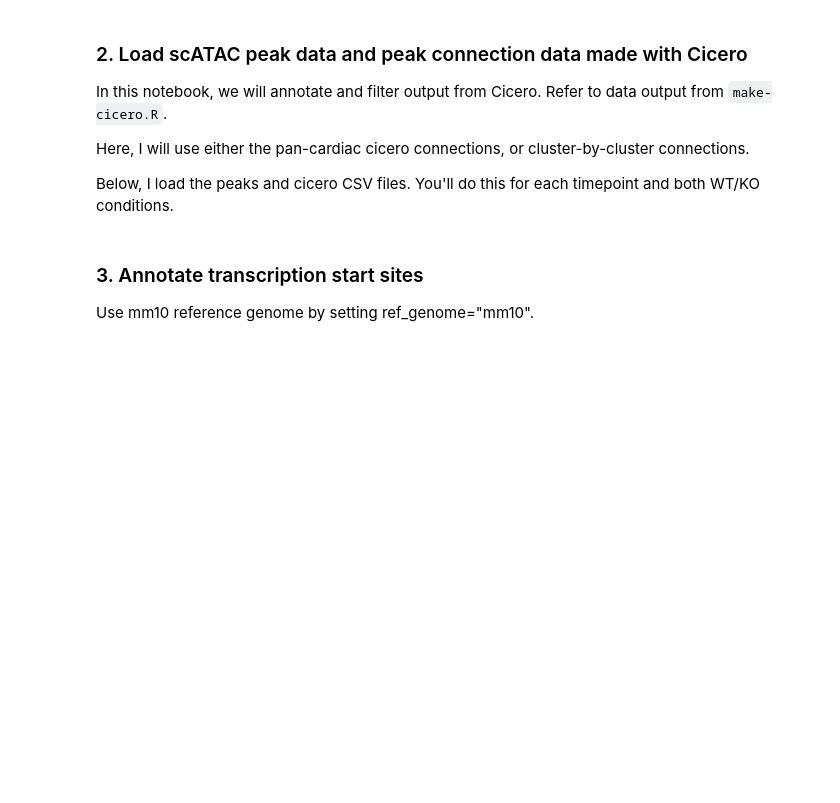
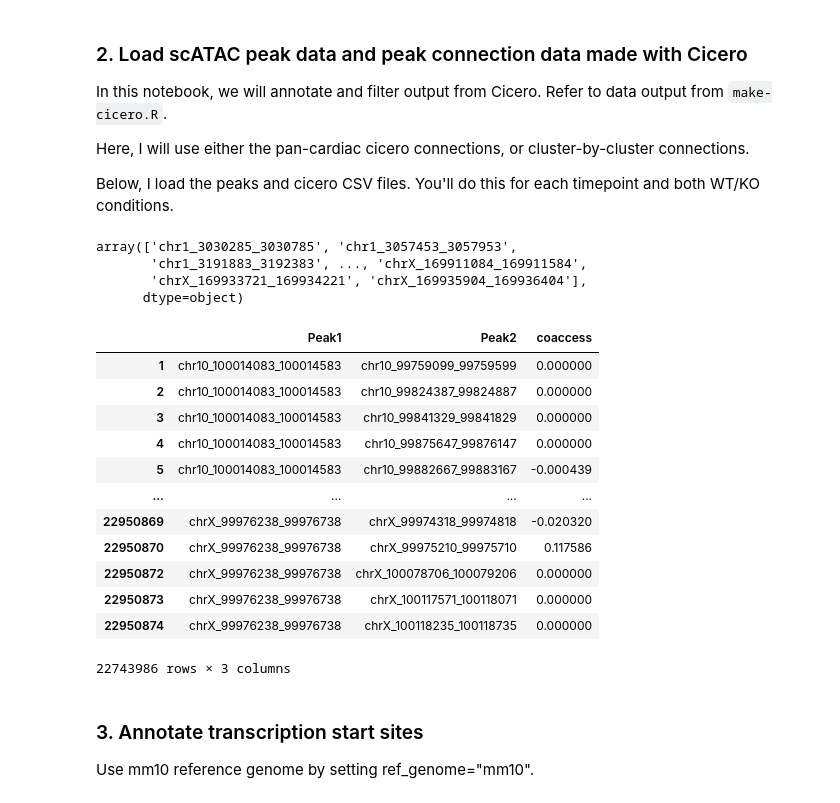
Before and after one commit to jmmuncie/Muncie-Vasic_bioRxiv_2024, a Jupyter notebook: CellOracle_GRN_Analyses/2-tss-annotation.ipynb, the cells around one changed output. Saved outputs shown, nothing was run; the diff lists cells and outputs as text; code cells hidden in the pictures; blank space fills up the shorter version.

```diff
--- a/CellOracle_GRN_Analyses/2-tss-annotation.ipynb
+++ b/CellOracle_GRN_Analyses/2-tss-annotation.ipynb
@@ -38,14 +47,33 @@ Here, I will use either the pan-cardiac cicero connections, or cluster-by-cluste
 
 Below, I load the peaks and cicero CSV files. You'll do this for each timepoint and both WT/KO conditions.
 # %%
-timepoint = "E9"
-wt_or_ko = "WT"
-peaks = pd.read_csv(f"./data/base_grn_outputs/{timepoint}/{wt_or_ko}_peaks.csv", index_col=0)
+timepoint = "E85"
+# wt_or_ko = "WT"
+peaks = pd.read_csv(f"./data/base_grn_outputs/{timepoint}/peaks.csv", index_col=0)
 peaks = peaks.x.values
 peaks
+# %% [output]
+array(['chr1_3030285_3030785', 'chr1_3057453_3057953',
+       'chr1_3191883_3192383', ..., 'chrX_169911084_169911584',
+       'chrX_169933721_169934221', 'chrX_169935904_169936404'],
+      dtype=object)
 # %%
-cicero_connections = pd.read_csv(f"./data/base_grn_outputs/{timepoint}/{wt_or_ko}_cicero_connections.csv", index_col=0)
+cicero_connections = pd.read_csv(f"./data/base_grn_outputs/{timepoint}/cicero_connections.csv", index_col=0)
 cicero_connections
+# %% [output]
+|  | Peak1 | Peak2 | coaccess |
+| 1 | chr10_100014083_100014583 | chr10_99759099_99759599 | 0.000000 |
+| 2 | chr10_100014083_100014583 | chr10_99824387_99824887 | 0.000000 |
+| 3 | chr10_100014083_100014583 | chr10_99841329_99841829 | 0.000000 |
+| 4 | chr10_100014083_100014583 | chr10_99875647_99876147 | 0.000000 |
+| 5 | chr10_100014083_100014583 | chr10_99882667_99883167 | -0.000439 |
+| ... | ... | ... | ... |
+| 22950869 | chrX_99976238_99976738 | chrX_99974318_99974818 | -0.020320 |
+| 22950870 | chrX_99976238_99976738 | chrX_99975210_99975710 | 0.117586 |
+| 22950872 | chrX_99976238_99976738 | chrX_100078706_100079206 | 0.000000 |
+| 22950873 | chrX_99976238_99976738 | chrX_100117571_100118071 | 0.000000 |
+| 22950874 | chrX_99976238_99976738 | chrX_100118235_100118735 | 0.000000 |
+22743986 rows × 3 columns
 # %% [markdown]
 ### 3. Annotate transcription start sites
 
```
Also changed, not shown: parts of 8 cells of this notebook, 13 other files.
